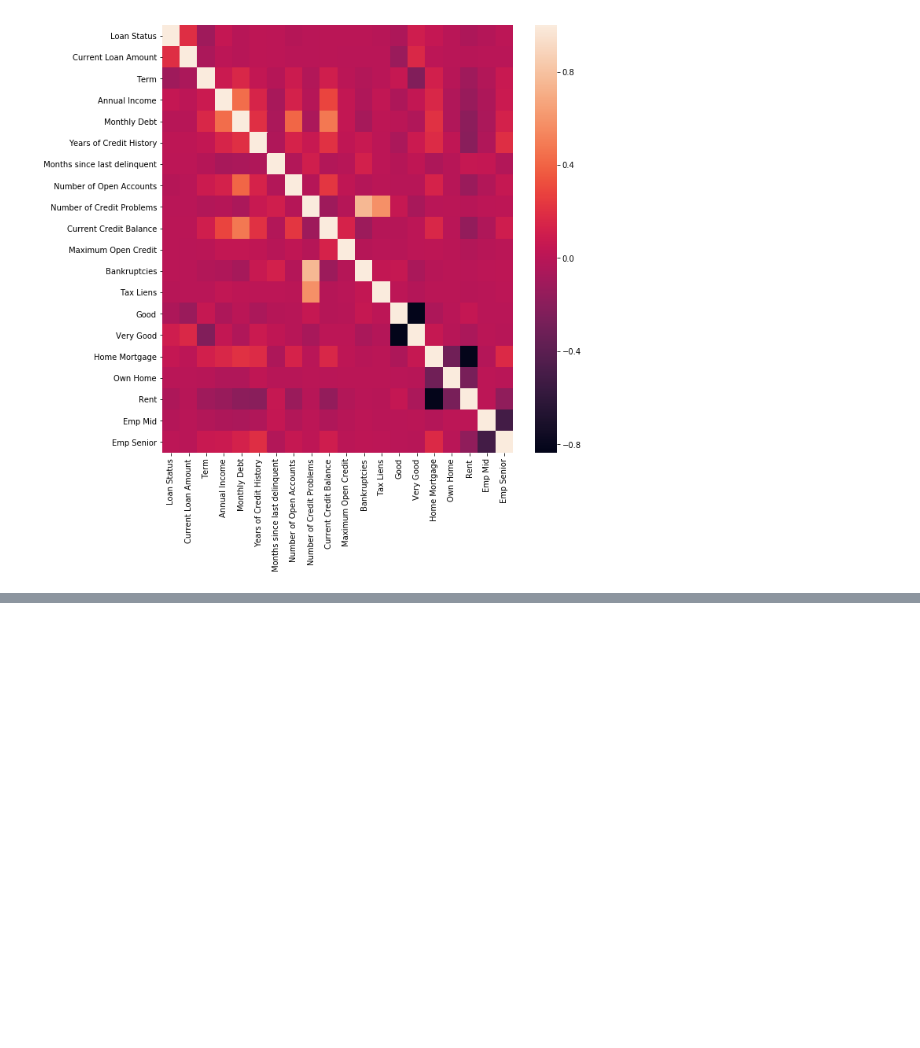
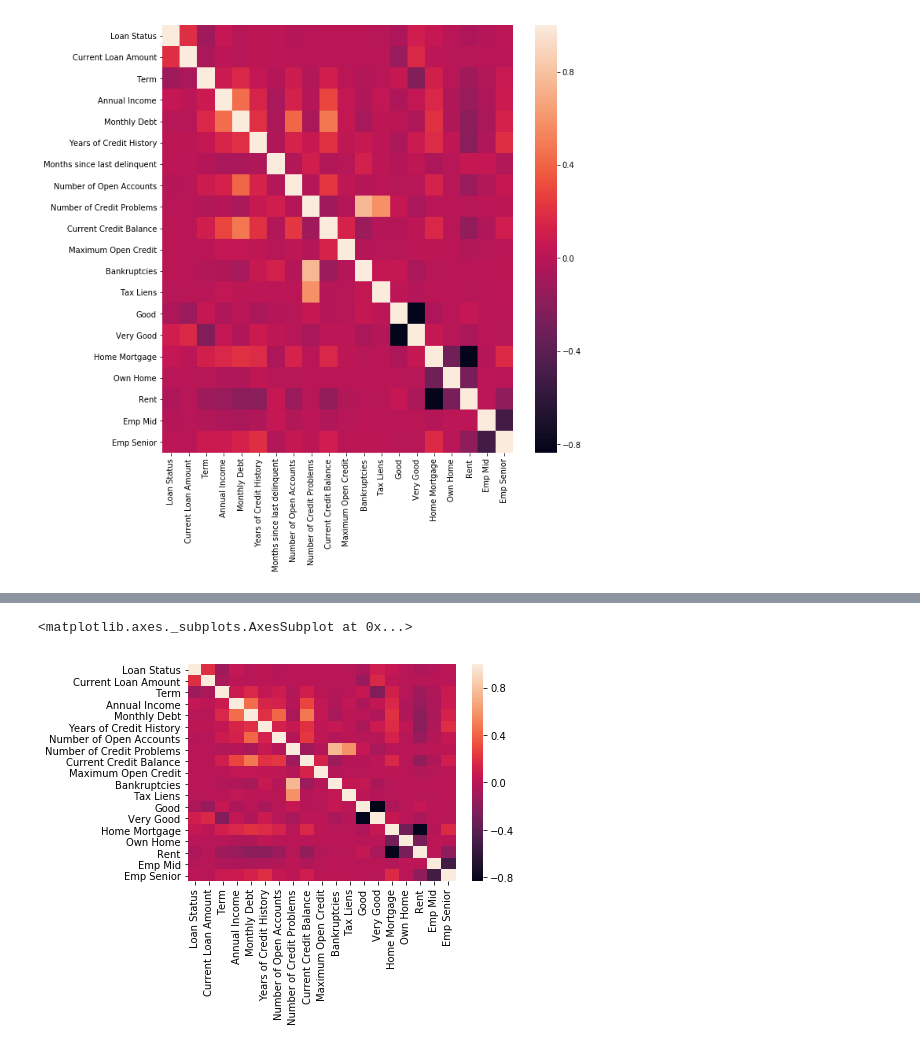
Before and after one commit to vaibhav2610/Credit-risk-analysis, a Jupyter notebook: CreditRisk.ipynb, the cells around one changed output, grey strips where cells are left out. Saved outputs shown, nothing was run; the diff lists cells and outputs as text; code cells hidden in the pictures; blank space fills up the shorter version.

```diff
--- a/CreditRisk.ipynb
+++ b/CreditRisk.ipynb
@@ -324,0 +348,3 @@ sns.heatmap(df.corr())
+# %%
+#remove this column due to large no of missing values
+df = df.drop(["Months since last delinquent"],axis=1)
@@ -324,0 +366,3 @@ sns.heatmap(df.corr())
+# %%
+#Since No. of Values is very low we drop these rows
+df = df.drop(df["Maximum Open Credit"].isnull(),axis=0)
@@ -324,0 +377,3 @@ sns.heatmap(df.corr())
+# %%
+for i in df['Tax Liens'][df['Tax Liens'].isnull() == True].index:
+    df.drop(labels=i, inplace=True)
@@ -324,0 +388,3 @@ sns.heatmap(df.corr())
+# %%
+for i in df['Bankruptcies'][df['Bankruptcies'].isnull() == True].index:
+    df.drop(labels=i, inplace=True)
@@ -324,0 +400,5 @@ sns.heatmap(df.corr())
+# %%
+ sns.heatmap(df.corr())
+# %% [output]
+<matplotlib.axes._subplots.AxesSubplot at 0x...>
+[figure, added]
```
Also changed, not shown: parts of 58 cells of this notebook.
